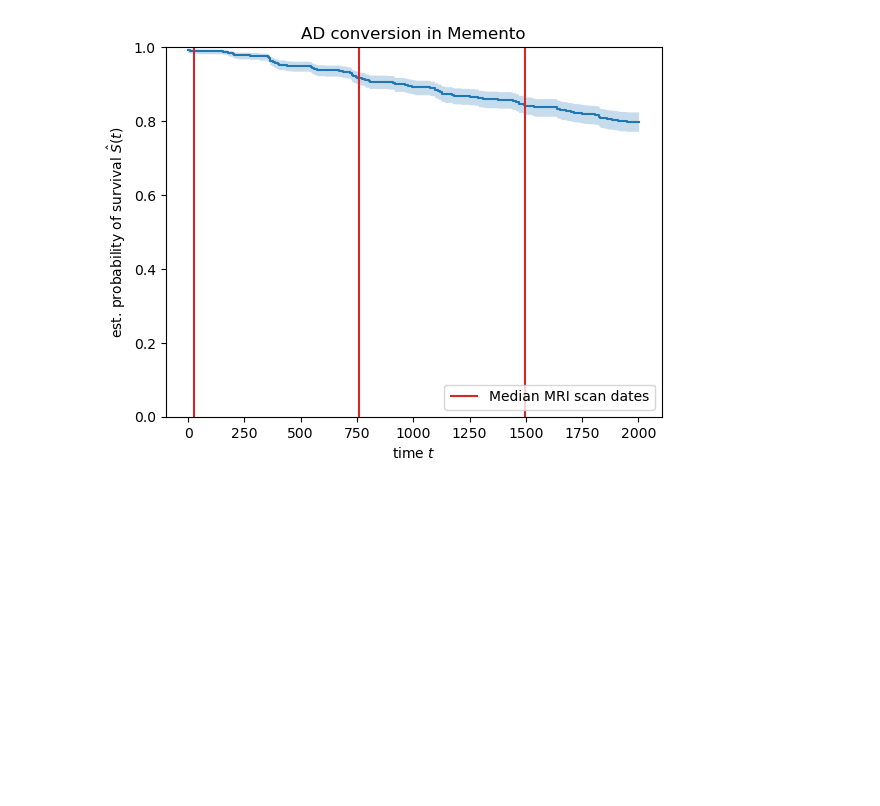
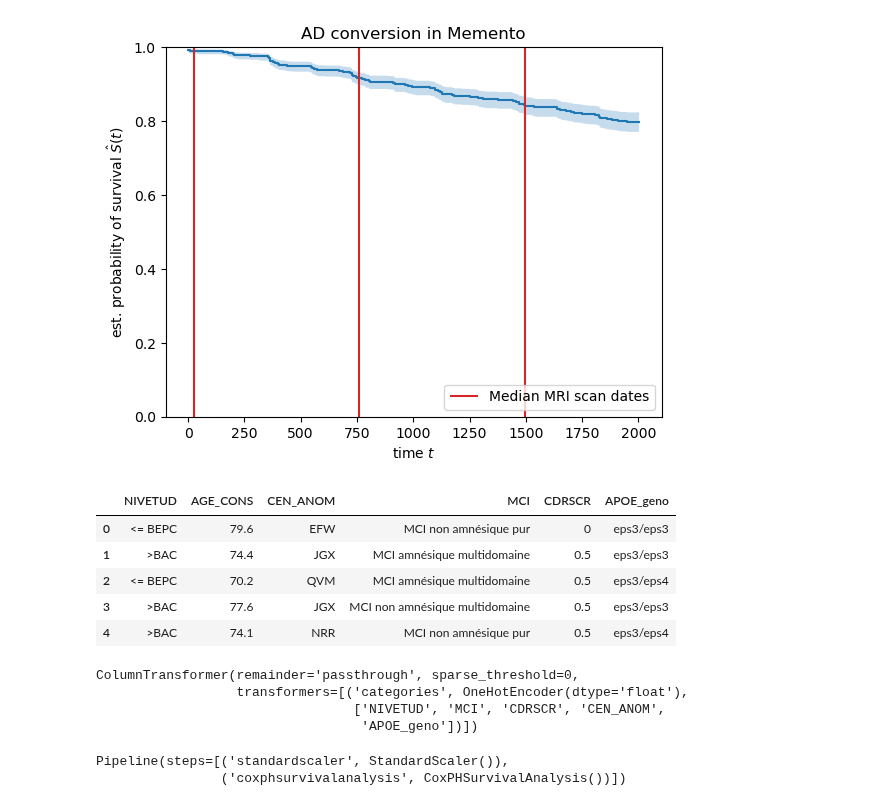
Before and after one commit to jonathan-legrand/bold-dementia, a Jupyter notebook: notebooks/prediction.ipynb, the cells around one changed output. Cells and saved outputs as stored; diff of their text form; code cells hidden in the pictures; blank space fills up the shorter version.

```diff
--- a/notebooks/prediction.ipynb
+++ b/notebooks/prediction.ipynb
@@ -103,0 +111,44 @@ plt.show()
+# %%
+data_x[features].head()
+# %% [output]
+|  | NIVETUD | AGE_CONS | CEN_ANOM | MCI | CDRSCR | APOE_geno |
+| 0 | <= BEPC | 79.6 | EFW | MCI non amnésique pur | 0 | eps3/eps3 |
+| 1 | >BAC | 74.4 | JGX | MCI amnésique multidomaine | 0.5 | eps3/eps3 |
+| 2 | <= BEPC | 70.2 | QVM | MCI amnésique multidomaine | 0.5 | eps3/eps4 |
+| 3 | >BAC | 77.6 | JGX | MCI non amnésique multidomaine | 0.5 | eps3/eps3 |
+| 4 | >BAC | 74.1 | NRR | MCI non amnésique pur | 0.5 | eps3/eps4 |
+# %%
+from sksurv.linear_model import CoxPHSurvivalAnalysis
+from sklearn.compose import ColumnTransformer
+from sklearn.preprocessing import OneHotEncoder
+
+column_trans = ColumnTransformer(
+    [
+        ('categories', OneHotEncoder(dtype='float'), ['NIVETUD', "MCI", "CDRSCR", "CEN_ANOM", "APOE_geno"])
+    ],
+    remainder='passthrough',
+    verbose_feature_names_out=True,
+    sparse_threshold=0
+)
+column_trans
+# %% [output]
+ColumnTransformer(remainder='passthrough', sparse_threshold=0,
+                  transformers=[('categories', OneHotEncoder(dtype='float'),
+                                 ['NIVETUD', 'MCI', 'CDRSCR', 'CEN_ANOM',
+                                  'APOE_geno'])])
+# %%
+from sklearn.pipeline import make_pipeline
+from sklearn.preprocessing import StandardScaler
+
+pipe = make_pipeline(
+    StandardScaler(),
+    CoxPHSurvivalAnalysis()
+)
+
+with warnings.catch_warnings(category=FutureWarning, action="ignore"):
+    X = column_trans.fit_transform(phenotypes[features])
+
+pipe.fit(X, data_y)
+# %% [output]
+Pipeline(steps=[('standardscaler', StandardScaler()),
+                ('coxphsurvivalanalysis', CoxPHSurvivalAnalysis())])
```
Also changed, not shown: parts of 4 cells of this notebook.
